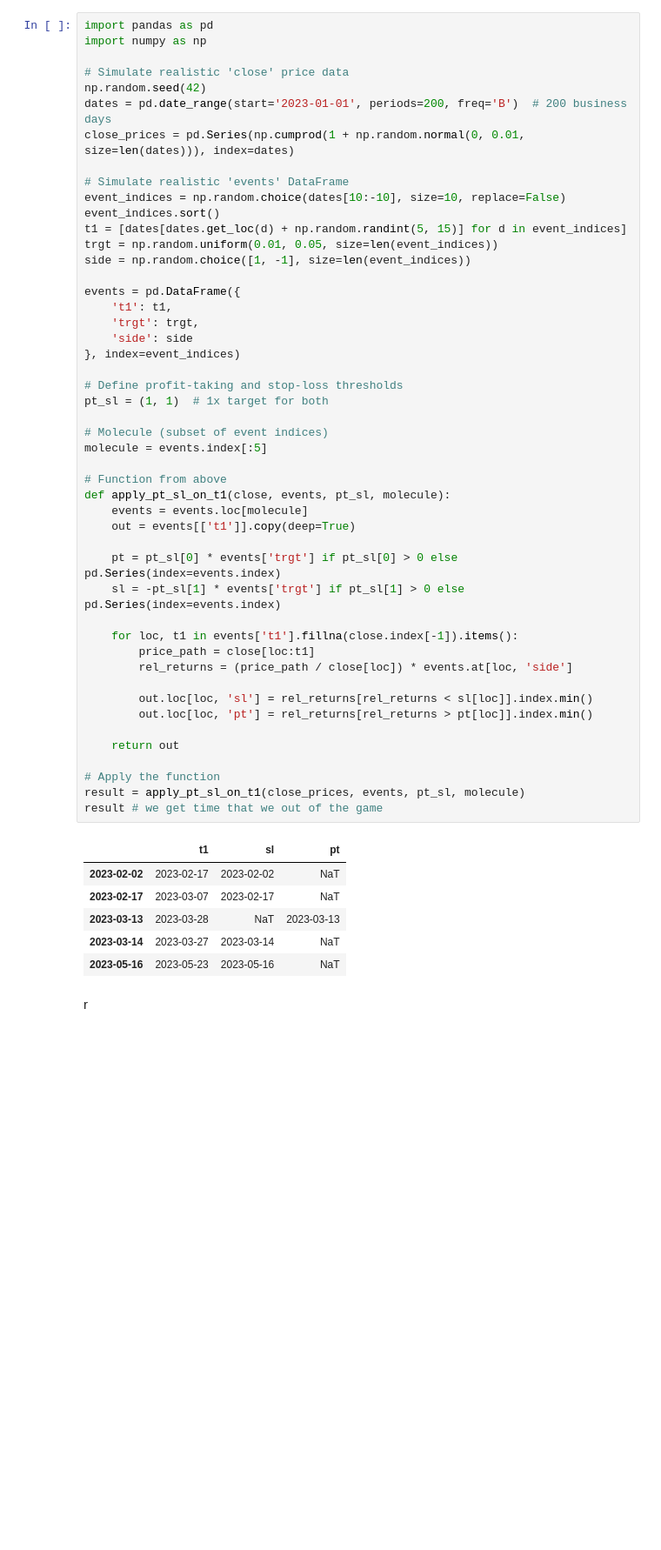
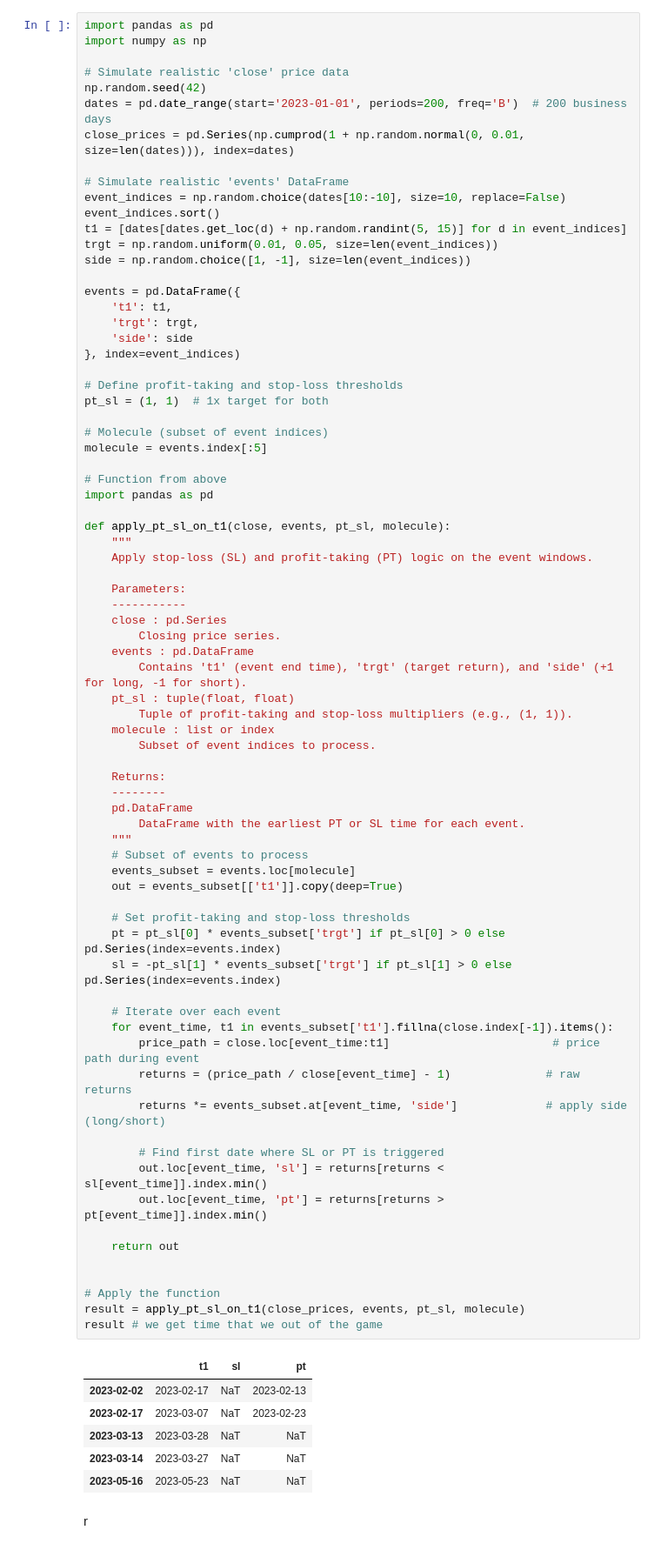
Before and after one commit to denystiger/Finance, a Jupyter notebook: Anvances in Finance ML/3LABAING.ipynb, the cells around one changed output. Shown at 87% size. Cells and saved outputs as stored; diff of their text form; blank space fills up the shorter version.

```diff
--- a/Anvances in Finance ML/3LABAING.ipynb
+++ b/Anvances in Finance ML/3LABAING.ipynb
@@ -38,46 +94,73 @@ event_indices = np.random.choice(dates[10:-10], size=10, replace=False)
 event_indices.sort()
 t1 = [dates[dates.get_loc(d) + np.random.randint(5, 15)] for d in event_indices]
 trgt = np.random.uniform(0.01, 0.05, size=len(event_indices))
 side = np.random.choice([1, -1], size=len(event_indices))
 
 events = pd.DataFrame({
     't1': t1,
     'trgt': trgt,
     'side': side
 }, index=event_indices)
 
 # Define profit-taking and stop-loss thresholds
 pt_sl = (1, 1)  # 1x target for both
 
 # Molecule (subset of event indices)
 molecule = events.index[:5]
 
 # Function from above
+import pandas as pd
+
 def apply_pt_sl_on_t1(close, events, pt_sl, molecule):
-    events = events.loc[molecule]
-    out = events[['t1']].copy(deep=True)
+    """
+    Apply stop-loss (SL) and profit-taking (PT) logic on the event windows.
 
-    pt = pt_sl[0] * events['trgt'] if pt_sl[0] > 0 else pd.Series(index=events.index)
-    sl = -pt_sl[1] * events['trgt'] if pt_sl[1] > 0 else pd.Series(index=events.index)
+    Parameters:
+    -----------
+    close : pd.Series
+        Closing price series.
+    events : pd.DataFrame
+        Contains 't1' (event end time), 'trgt' (target return), and 'side' (+1 for long, -1 for short).
+    pt_sl : tuple(float, float)
+        Tuple of profit-taking and stop-loss multipliers (e.g., (1, 1)).
+    molecule : list or index
+        Subset of event indices to process.
 
-    for loc, t1 in events['t1'].fillna(close.index[-1]).items():
-        price_path = close[loc:t1]
-        rel_returns = (price_path / close[loc]) * events.at[loc, 'side']
+    Returns:
+    --------
+    pd.DataFrame
+        DataFrame with the earliest PT or SL time for each event.
+    """
+    # Subset of events to process
+    events_subset = events.loc[molecule]
+    out = events_subset[['t1']].copy(deep=True)
 
-        out.loc[loc, 'sl'] = rel_returns[rel_returns < sl[loc]].index.min()
-        out.loc[loc, 'pt'] = rel_returns[rel_returns > pt[loc]].index.min()
+    # Set profit-taking and stop-loss thresholds
+    pt = pt_sl[0] * events_subset['trgt'] if pt_sl[0] > 0 else pd.Series(index=events.index)
+    sl = -pt_sl[1] * events_subset['trgt'] if pt_sl[1] > 0 else pd.Series(index=events.index)
+
+    # Iterate over each event
+    for event_time, t1 in events_subset['t1'].fillna(close.index[-1]).items():
+        price_path = close.loc[event_time:t1]                        # price path during event
+        returns = (price_path / close[event_time] - 1)              # raw returns
+        returns *= events_subset.at[event_time, 'side']             # apply side (long/short)
+
+        # Find first date where SL or PT is triggered
+        out.loc[event_time, 'sl'] = returns[returns < sl[event_time]].index.min()
+        out.loc[event_time, 'pt'] = returns[returns > pt[event_time]].index.min()
 
     return out
+
 
 # Apply the function
 result = apply_pt_sl_on_t1(close_prices, events, pt_sl, molecule)
 result # we get time that we out of the game
 # %% [output]
 |  | t1 | sl | pt |
-| 2023-02-02 | 2023-02-17 | 2023-02-02 | NaT |
-| 2023-02-17 | 2023-03-07 | 2023-02-17 | NaT |
-| 2023-03-13 | 2023-03-28 | NaT | 2023-03-13 |
-| 2023-03-14 | 2023-03-27 | 2023-03-14 | NaT |
-| 2023-05-16 | 2023-05-23 | 2023-05-16 | NaT |
+| 2023-02-02 | 2023-02-17 | NaT | 2023-02-13 |
+| 2023-02-17 | 2023-03-07 | NaT | 2023-02-23 |
+| 2023-03-13 | 2023-03-28 | NaT | NaT |
+| 2023-03-14 | 2023-03-27 | NaT | NaT |
+| 2023-05-16 | 2023-05-23 | NaT | NaT |
 # %% [markdown]
 r
```
Also changed, not shown: parts of 16 cells of this notebook, 36 other files.
